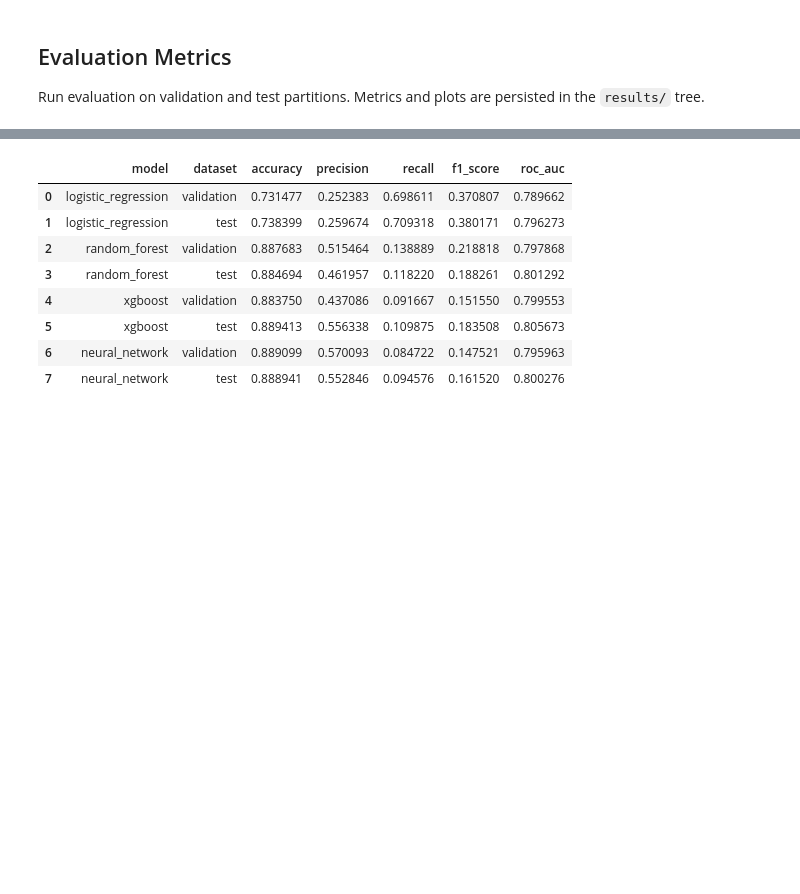
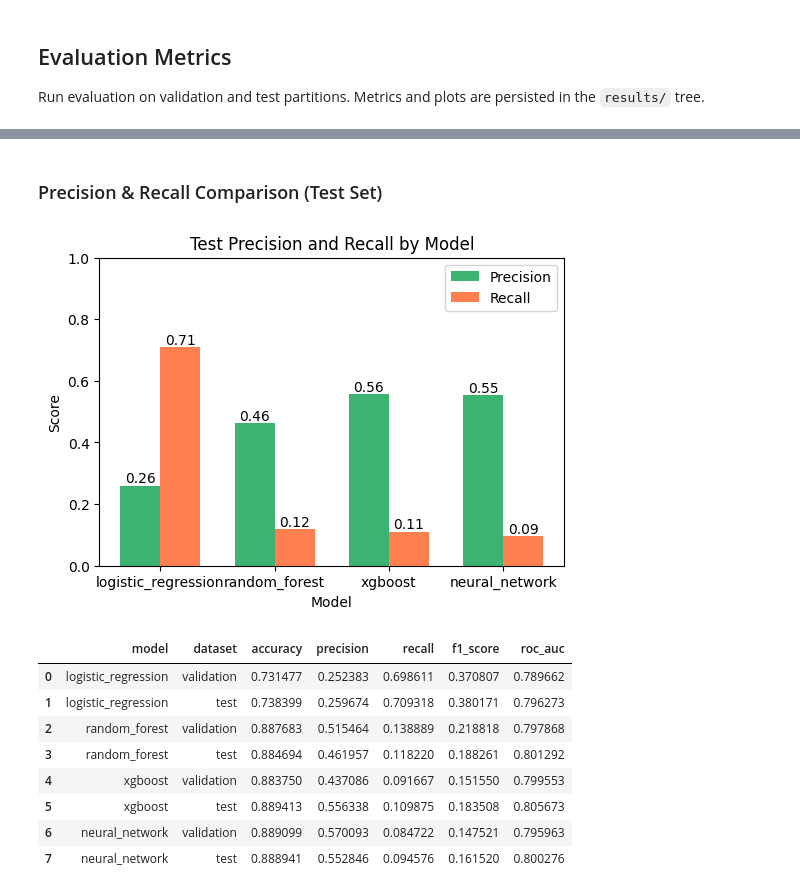
Before and after one commit to Petlaz/health-xai-prediction, a Jupyter notebook: notebooks/03_modeling.ipynb, the cells around one changed output, grey strips where cells are left out. Saved outputs shown, nothing was run; the diff lists cells and outputs as text; code cells hidden in the pictures; blank space fills up the shorter version.

```diff
--- a/notebooks/03_modeling.ipynb
+++ b/notebooks/03_modeling.ipynb
@@ -115,3 +138,30 @@ Wall time: 2.64 s
+# %% [markdown]
+### Precision & Recall Comparison (Test Set)
+# %%
+import pandas as pd
+import matplotlib.pyplot as plt
+
+metrics_df = pd.read_csv(METRICS_PATH)
+test_df = metrics_df[metrics_df['dataset'] == 'test']
+
+fig, ax = plt.subplots(figsize=(6, 4))
+bar_width = 0.35
+indices = range(len(test_df))
+ax.bar([i - bar_width/2 for i in indices], test_df['precision'], width=bar_width, label='Precision', color='mediumseagreen')
+ax.bar([i + bar_width/2 for i in indices], test_df['recall'], width=bar_width, label='Recall', color='coral')
+ax.set_xticks(list(indices))
+ax.set_xticklabels(test_df['model'])
+ax.set_ylim(0, 1)
+ax.set_title('Test Precision and Recall by Model')
+ax.set_ylabel('Score')
+ax.set_xlabel('Model')
+for i_bar, row in enumerate(test_df.itertuples()):
+    ax.text(i_bar - bar_width/2, row.precision + 0.01, f"{row.precision:.2f}", ha='center')
+    ax.text(i_bar + bar_width/2, row.recall + 0.01, f"{row.recall:.2f}", ha='center')
+ax.legend()
+plt.show()
+# %% [output]
+[figure, added]
 # %%
 if METRICS_PATH.exists():
     display(pd.read_csv(METRICS_PATH))
```
Also changed, not shown: parts of 4 cells of this notebook, 10 other files.
